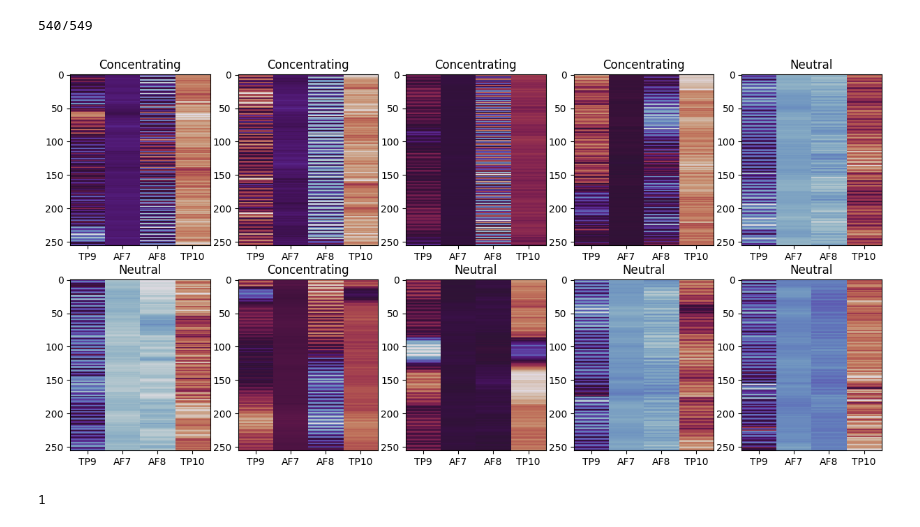
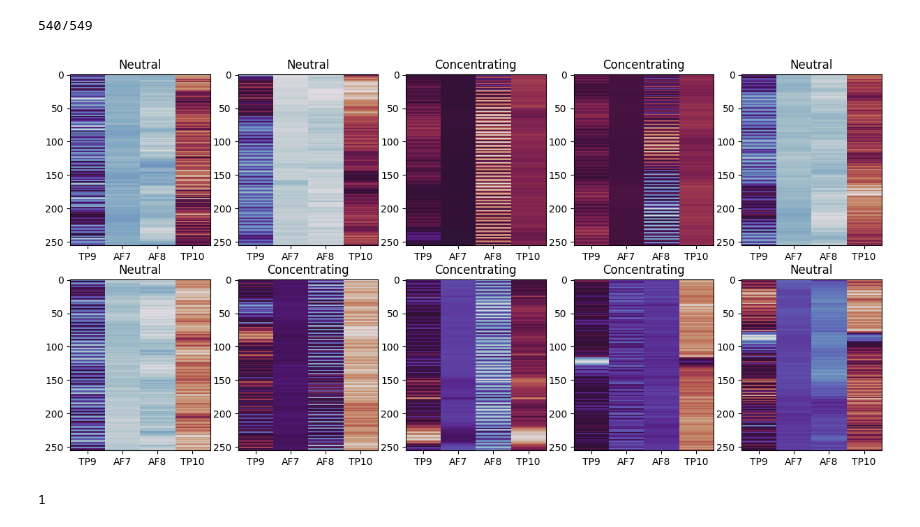
Before and after one commit to JP-Vela/BioHack2025, a Jupyter notebook: classify_streamline.ipynb, the cells around one changed output. Saved outputs shown, nothing was run; the diff lists cells and outputs as text; code cells hidden in the pictures.

```diff
--- a/classify_streamline.ipynb
+++ b/classify_streamline.ipynb
@@ -217,35 +217,35 @@ from matplotlib.lines import Line2D
 
 # Assuming X_test_scaled and y_test are already defined, and each image is 2D
 fig, axes = plt.subplots(2, 5, figsize=(15, 7))  # Create a 2x5 grid of subplots
 axes = axes.flatten()  # Flatten the 2D array of axes to easily iterate through it
 
 
 positives = 0
 negatives = 0
 
-i = 0
+i = 20
 while positives<5 or negatives<5:
 
     if (y_train[i] == 1 and positives<5) or (y_train[i] == 0 and negatives<5):
         ax = axes[positives+negatives]  # Select the subplot for the current image
         ax.imshow(X_train_scaled[i], cmap='twilight', interpolation='nearest', aspect='auto')
         ax.set_title(
             'Concentrating' if y_train[i]==0 else 'Neutral'
             )  # Set title with the label
         # ax.axis('off')  # Hide axis for a cleaner look
         ax.set_xticks([0,1,2,3])
         ax.set_xticklabels(['TP9','AF7','AF8','TP10'])
 
         positives+=int(y_train[i]==1)
         negatives+=int(y_train[i]==0)
 
     i+=1
 
 # Show the plot
 # plt.savefig('classes_shuffled_data.png')
 plt.show()
 # %% [output]
-[figure, old version]
+[figure, new version]
 # %%
 def plot_sample(sample):
     variables = ['TP9','AF7','AF8','TP10']
```
